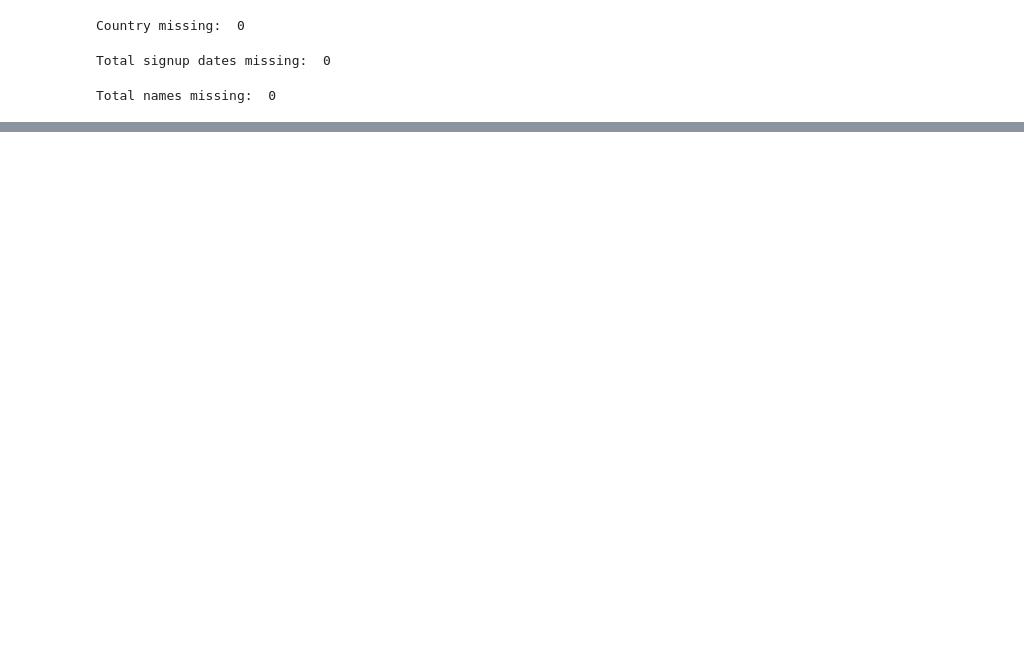
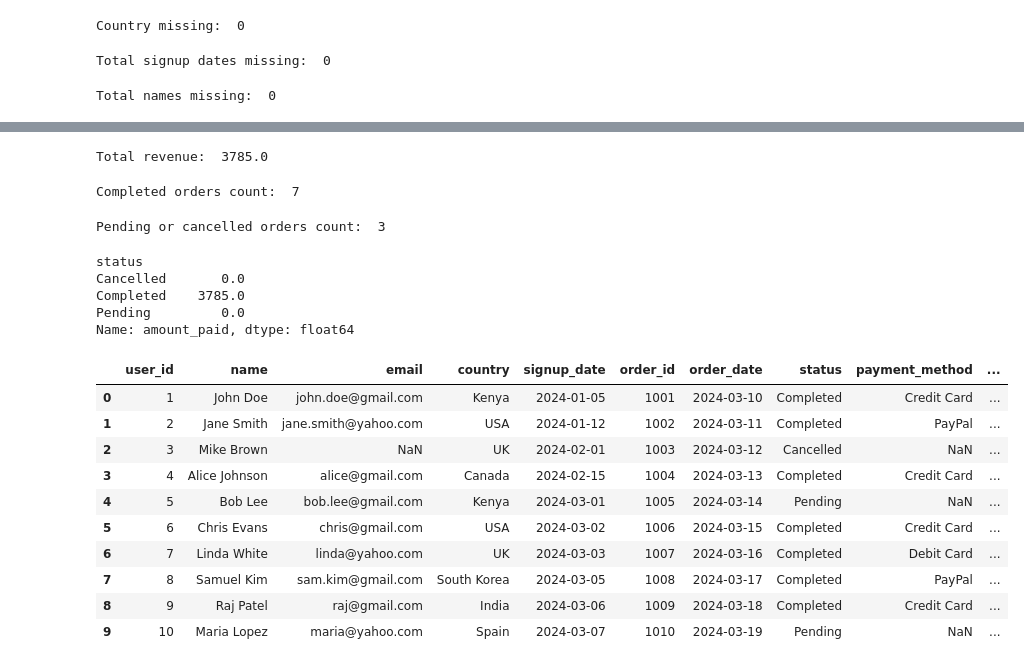
Before and after one commit to Majok-Bol/e_commerce_analytics_dataset, a Jupyter notebook: e_commerce_analytics.ipynb, the cells around one changed output, grey strips where cells are left out. Drawn from its saved outputs; the diff is of its cells as text; code cells hidden in the pictures; blank space fills up the shorter version.

```diff
--- a/e_commerce_analytics.ipynb
+++ b/e_commerce_analytics.ipynb
@@ -222,0 +226,4 @@ Total names missing:  0
+# %%
+#merge orders with payments
+orders_payments=pd.merge(orders,payments,on="order_id",how="left")
+orders_payments
@@ -222,0 +346,44 @@ Total names missing:  0
+# %%
+#calculate total revenue
+total_revenue=completed_orders["amount_paid"].sum()
+print("Total revenue: ",total_revenue)
+# %% [output]
+Total revenue:  3785.0
+# %%
+#count completed orders
+completed_orders_count=completed_orders.shape[0]
+print("Completed orders count: ",completed_orders_count)
+# %% [output]
+Completed orders count:  7
+# %%
+#pending or cancelled orders count
+pending_or_cancelled_count=pending_or_cancelled.shape[0]
+print("Pending or cancelled orders count: ",pending_or_cancelled_count)
+# %% [output]
+Pending or cancelled orders count:  3
+# %%
+#revenue by status
+revenue_by_status=orders_payments.groupby("status")["amount_paid"].sum()
+revenue_by_status
+# %% [output]
+status
+Cancelled       0.0
+Completed    3785.0
+Pending         0.0
+Name: amount_paid, dtype: float64
+# %%
+#combine users with orders_payments table
+users_orders_payments=pd.merge(users.copy(),orders_payments.copy(),on="user_id",how="left",indicator=True,validate="one_to_many")
+users_orders_payments
+# %% [output]
+|  | user_id | name | email | country | signup_date | order_id | order_date | status | payment_method | ... |
+| 0 | 1 | John Doe | john.doe@gmail.com | Kenya | 2024-01-05 | 1001 | 2024-03-10 | Completed | Credit Card | ... |
+| 1 | 2 | Jane Smith | jane.smith@yahoo.com | USA | 2024-01-12 | 1002 | 2024-03-11 | Completed | PayPal | ... |
+| 2 | 3 | Mike Brown | NaN | UK | 2024-02-01 | 1003 | 2024-03-12 | Cancelled | NaN | ... |
+| 3 | 4 | Alice Johnson | alice@gmail.com | Canada | 2024-02-15 | 1004 | 2024-03-13 | Completed | Credit Card | ... |
+| 4 | 5 | Bob Lee | bob.lee@gmail.com | Kenya | 2024-03-01 | 1005 | 2024-03-14 | Pending | NaN | ... |
+| 5 | 6 | Chris Evans | chris@gmail.com | USA | 2024-03-02 | 1006 | 2024-03-15 | Completed | Credit Card | ... |
+| 6 | 7 | Linda White | linda@yahoo.com | UK | 2024-03-03 | 1007 | 2024-03-16 | Completed | Debit Card | ... |
+| 7 | 8 | Samuel Kim | sam.kim@gmail.com | South Korea | 2024-03-05 | 1008 | 2024-03-17 | Completed | PayPal | ... |
+| 8 | 9 | Raj Patel | raj@gmail.com | India | 2024-03-06 | 1009 | 2024-03-18 | Completed | Credit Card | ... |
+| 9 | 10 | Maria Lopez | maria@yahoo.com | Spain | 2024-03-07 | 1010 | 2024-03-19 | Pending | NaN | ... |
```
Also changed, not shown: parts of 23 cells of this notebook.
